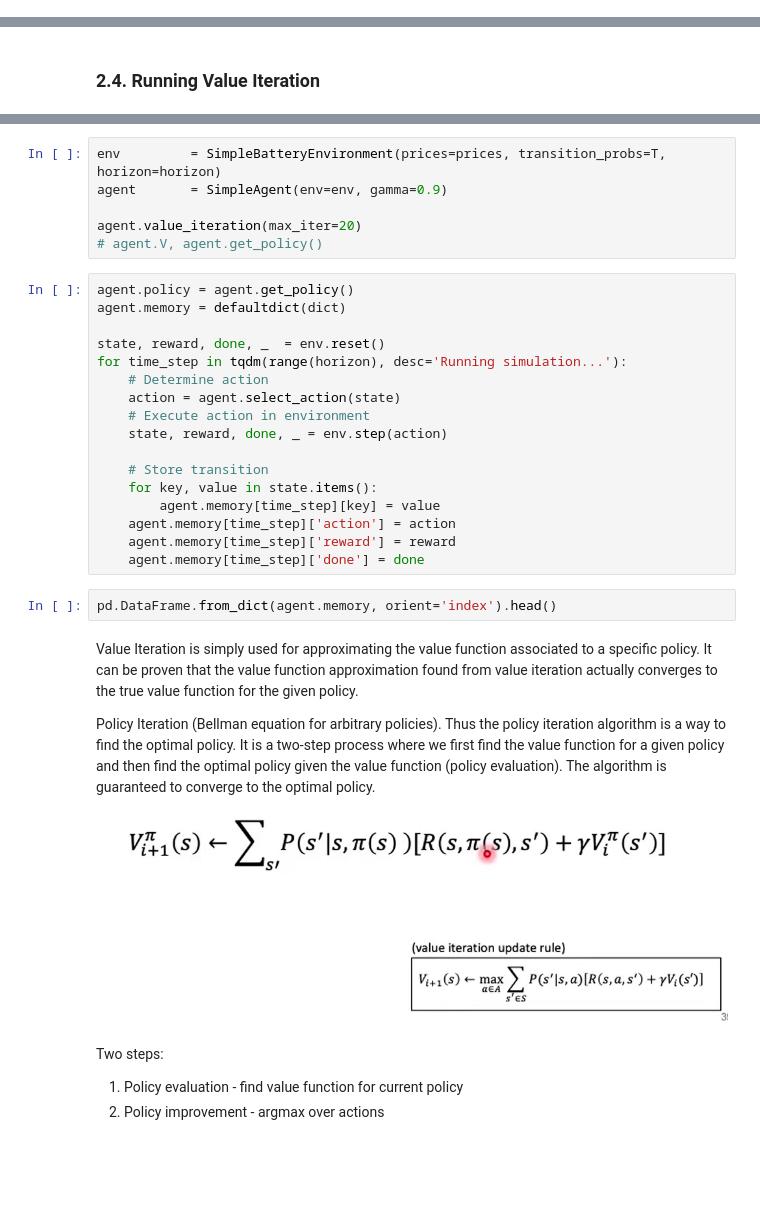
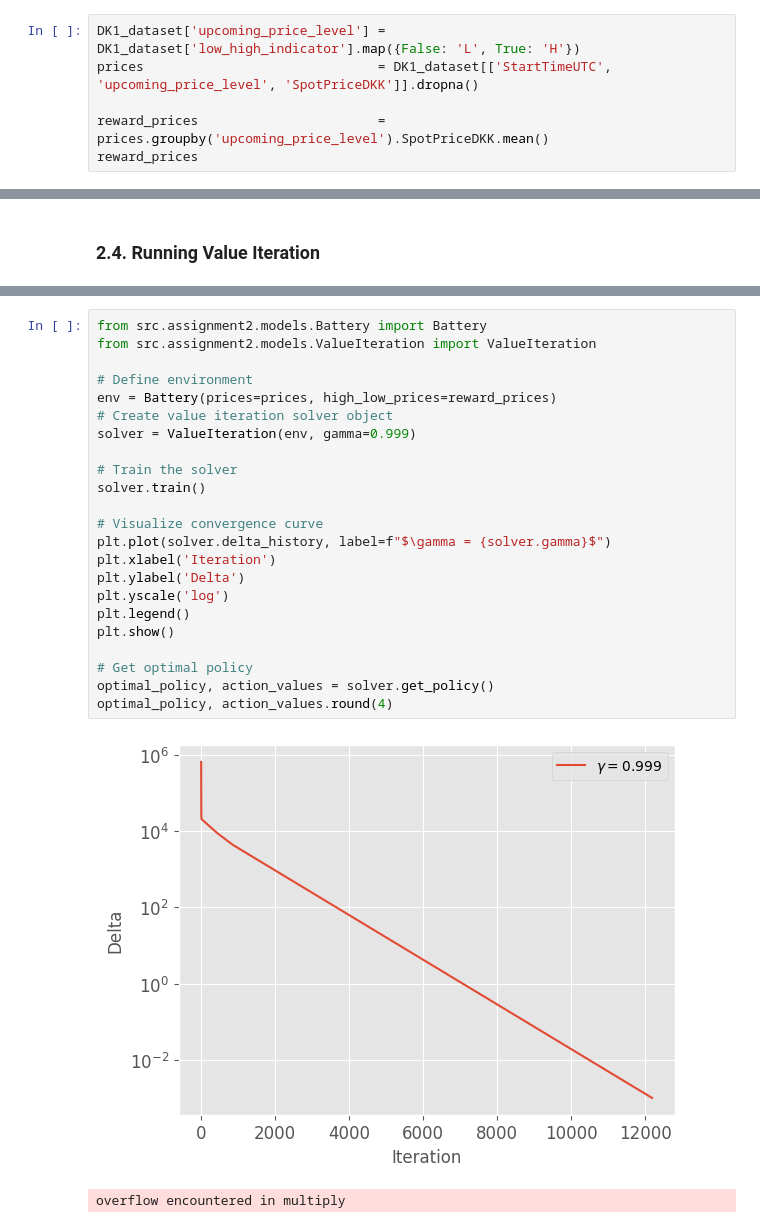
Before and after one commit to albertkjoller/ml-energy-systems, a Jupyter notebook: src/assignment2/notebooks/explainer_notebook.ipynb, the cells around one changed output, grey strips where cells are left out. Drawn from its saved outputs; the diff is of its cells as text; blank space fills up the shorter version.

Commit message:
merge battery + valueiteration into explainer notebook + partly results

```diff
--- a/src/assignment2/notebooks/explainer_notebook.ipynb
+++ b/src/assignment2/notebooks/explainer_notebook.ipynb
@@ -278,0 +287,6 @@ plt.show()
+# %%
+DK1_dataset['upcoming_price_level'] = DK1_dataset['low_high_indicator'].map({False: 'L', True: 'H'})
+prices                              = DK1_dataset[['StartTimeUTC', 'upcoming_price_level', 'SpotPriceDKK']].dropna()
+
+reward_prices                       = prices.groupby('upcoming_price_level').SpotPriceDKK.mean()
+reward_prices
@@ -656,35 +300,26 @@ plt.grid(None)
-# %%
-env         = SimpleBatteryEnvironment(prices=prices, transition_probs=T, horizon=horizon)
-agent       = SimpleAgent(env=env, gamma=0.9)
-
-agent.value_iteration(max_iter=20)
-# agent.V, agent.get_policy()
-# %%
-agent.policy = agent.get_policy()
-agent.memory = defaultdict(dict)
-
-state, reward, done, _  = env.reset()
-for time_step in tqdm(range(horizon), desc='Running simulation...'):
-    # Determine action
-    action = agent.select_action(state)
-    # Execute action in environment
-    state, reward, done, _ = env.step(action)
-
-    # Store transition
-    for key, value in state.items():
-        agent.memory[time_step][key] = value
-    agent.memory[time_step]['action'] = action
-    agent.memory[time_step]['reward'] = reward
-    agent.memory[time_step]['done'] = done
-# %%
-pd.DataFrame.from_dict(agent.memory, orient='index').head()
-# %% [markdown]
-Value Iteration is simply used for approximating the value function associated to a specific policy. It can be proven that the value function approximation found from value iteration actually converges to the true value function for the given policy.
-
-Policy Iteration (Bellman equation for arbitrary policies). Thus the policy iteration algorithm is a way to find the optimal policy. It is a two-step process where we first find the value function for a given policy and then find the optimal policy given the value function (policy evaluation). The algorithm is guaranteed to converge to the optimal policy.
-
-![image.png](attachment:image.png)
-# %% [markdown]
-Two steps:
-1) Policy evaluation - find value function for current policy
-2) Policy improvement - argmax over actions
+# %%
+from src.assignment2.models.Battery import Battery
+from src.assignment2.models.ValueIteration import ValueIteration
+
+# Define environment
+env = Battery(prices=prices, high_low_prices=reward_prices)
+# Create value iteration solver object
+solver = ValueIteration(env, gamma=0.999)
+
+# Train the solver
+solver.train()
+
+# Visualize convergence curve
+plt.plot(solver.delta_history, label=f"$\gamma = {solver.gamma}$")
+plt.xlabel('Iteration')
+plt.ylabel('Delta')
+plt.yscale('log')
+plt.legend()
+plt.show()
+
+# Get optimal policy
+optimal_policy, action_values = solver.get_policy()
+optimal_policy, action_values.round(4)
+# %% [output]
+[figure, added]
+overflow encountered in multiply
```
Also changed, not shown: parts of 19 cells of this notebook, 11 other files.
